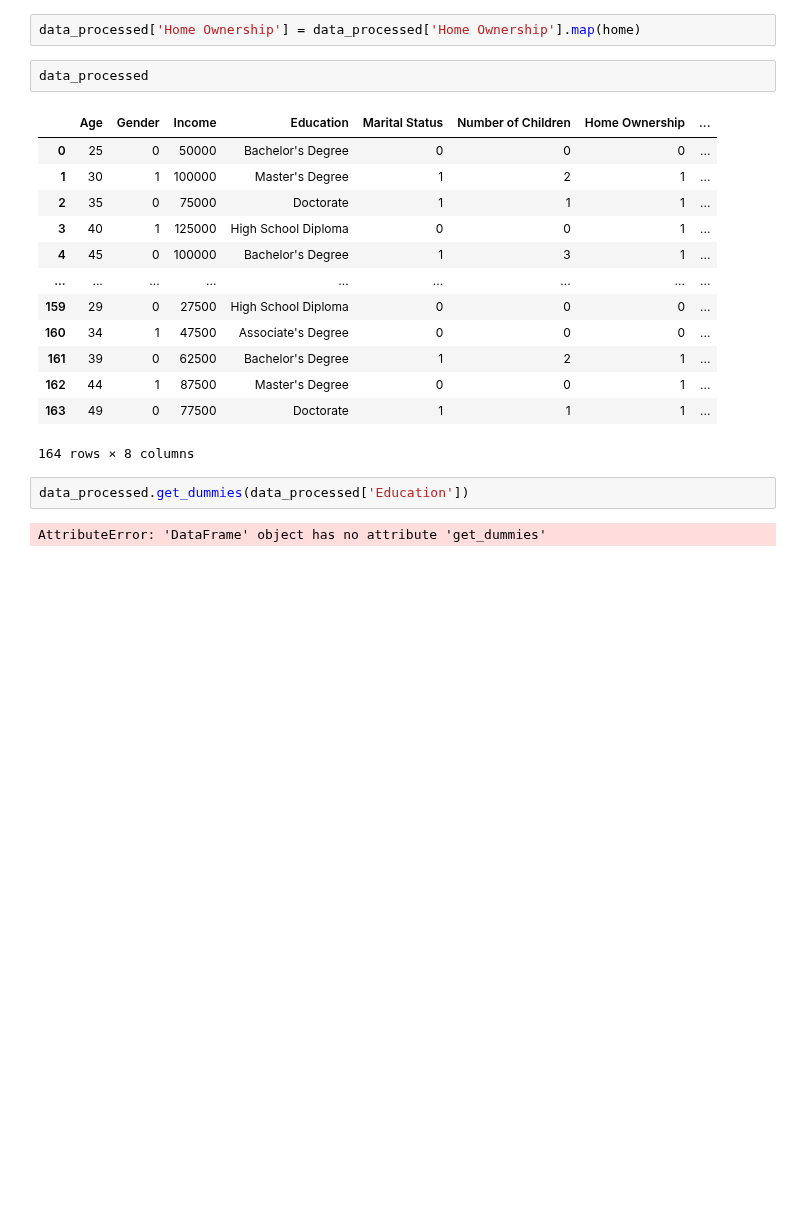
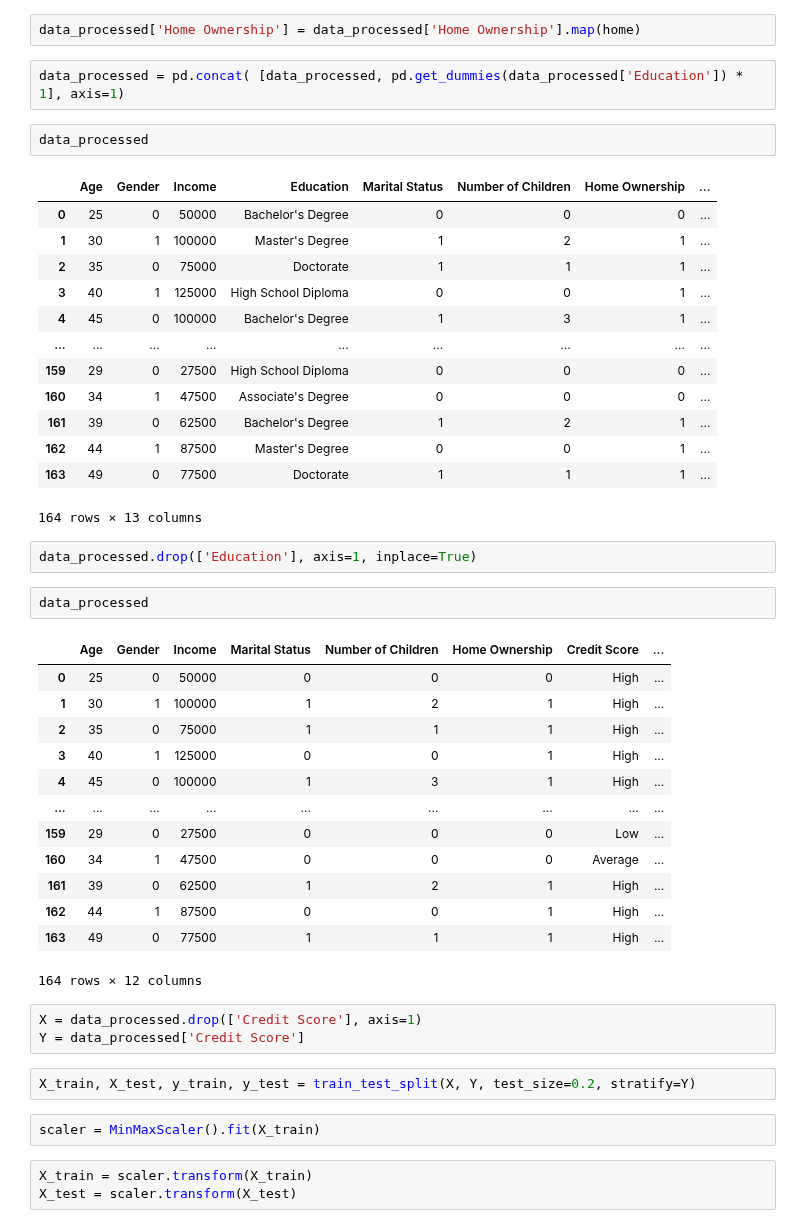
Before and after one commit to StoryTeller72/Credit-Score, a Jupyter notebook: credit_score.ipynb, the cells around one changed output. Cells and saved outputs as stored; diff of their text form; blank space fills up the shorter version.

Commit message:
Fixed errors

```diff
--- a/credit_score.ipynb
+++ b/credit_score.ipynb
@@ -148,6 +156,8 @@ data_processed['Gender'] = data_processed['Gender'].map(gender_dict)
 data_processed['Marital Status'] = data_processed['Marital Status'].map(martial_status)
 # %%
 data_processed['Home Ownership'] = data_processed['Home Ownership'].map(home)
+# %%
+data_processed = pd.concat( [data_processed, pd.get_dummies(data_processed['Education']) * 1], axis=1)
 # %%
 data_processed
 # %% [output]
@@ -163,8 +173,32 @@ data_processed
 | 161 | 39 | 0 | 62500 | Bachelor's Degree | 1 | 2 | 1 | ... |
 | 162 | 44 | 1 | 87500 | Master's Degree | 0 | 0 | 1 | ... |
 | 163 | 49 | 0 | 77500 | Doctorate | 1 | 1 | 1 | ... |
-164 rows × 8 columns
+164 rows × 13 columns
-# %%
-data_processed.get_dummies(data_processed['Education'])
-# %% [output]
-AttributeError: 'DataFrame' object has no attribute 'get_dummies'
+# %%
+data_processed.drop(['Education'], axis=1, inplace=True)
+# %%
+data_processed
+# %% [output]
+|  | Age | Gender | Income | Marital Status | Number of Children | Home Ownership | Credit Score | ... |
+| 0 | 25 | 0 | 50000 | 0 | 0 | 0 | High | ... |
+| 1 | 30 | 1 | 100000 | 1 | 2 | 1 | High | ... |
+| 2 | 35 | 0 | 75000 | 1 | 1 | 1 | High | ... |
+| 3 | 40 | 1 | 125000 | 0 | 0 | 1 | High | ... |
+| 4 | 45 | 0 | 100000 | 1 | 3 | 1 | High | ... |
+| ... | ... | ... | ... | ... | ... | ... | ... | ... |
+| 159 | 29 | 0 | 27500 | 0 | 0 | 0 | Low | ... |
+| 160 | 34 | 1 | 47500 | 0 | 0 | 0 | Average | ... |
+| 161 | 39 | 0 | 62500 | 1 | 2 | 1 | High | ... |
+| 162 | 44 | 1 | 87500 | 0 | 0 | 1 | High | ... |
+| 163 | 49 | 0 | 77500 | 1 | 1 | 1 | High | ... |
+164 rows × 12 columns
+# %%
+X = data_processed.drop(['Credit Score'], axis=1)
+Y = data_processed['Credit Score']
+# %%
+X_train, X_test, y_train, y_test = train_test_split(X, Y, test_size=0.2, stratify=Y)
+# %%
+scaler = MinMaxScaler().fit(X_train)
+# %%
+X_train = scaler.transform(X_train)
+X_test = scaler.transform(X_test)
```
Also changed, not shown: parts of 27 cells of this notebook.
